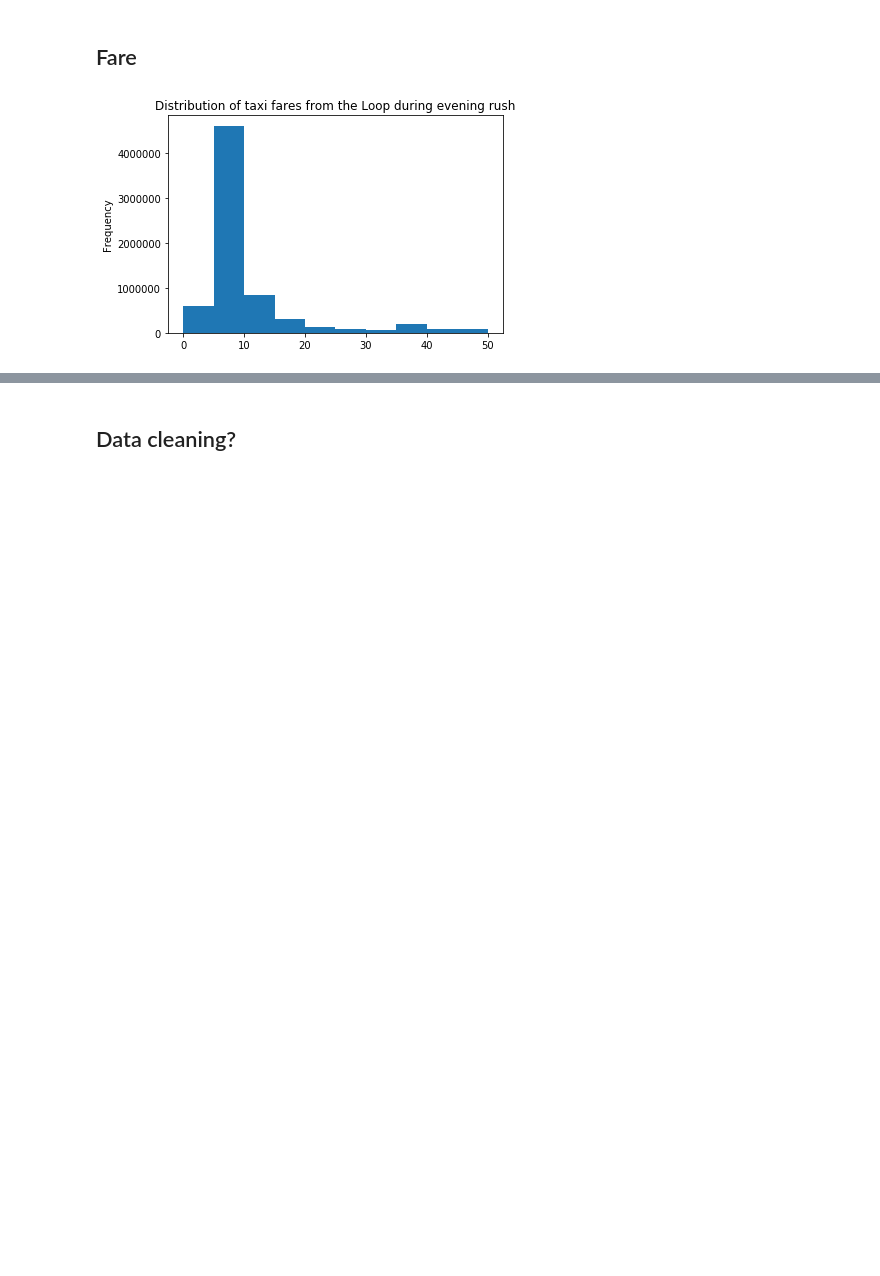
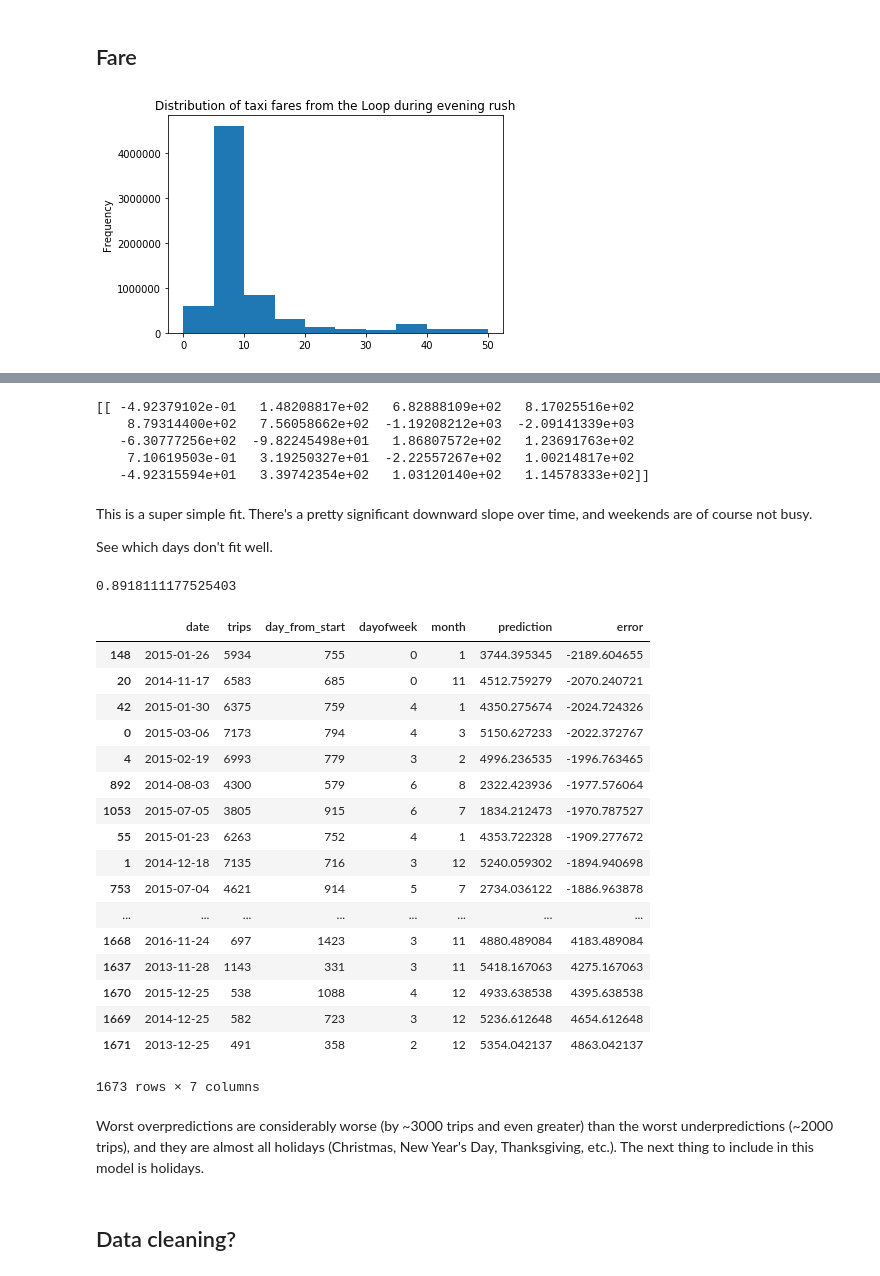
Before and after one commit to Inoueian/chicago-taxi, a Jupyter notebook: chicago-taxi_full_1.ipynb, the cells around one changed output, grey strips where cells are left out. Saved outputs shown, nothing was run; the diff lists cells and outputs as text; code cells hidden in the pictures; blank space fills up the shorter version.

Commit message:
linear model

```diff
--- a/chicago-taxi_full_1.ipynb
+++ b/chicago-taxi_full_1.ipynb
@@ -183,3 +251,56 @@ plt.show()
+# %%
+#make one hot encoding for these 2 columns, and concatenate with day_from_start column
+enc.fit(X[:,1:])
+X_one_hot = np.concatenate((X[:,0].reshape((-1,1)),
+                            enc.transform(X[:,1:]).toarray()), axis=1)
+# %%
+regr = linear_model.LinearRegression()
+regr.fit(X_one_hot, y)
+print(regr.coef_)
+# %% [output]
+[[ -4.92379102e-01   1.48208817e+02   6.82888109e+02   8.17025516e+02
+    8.79314400e+02   7.56058662e+02  -1.19208212e+03  -2.09141339e+03
+   -6.30777256e+02  -9.82245498e+01   1.86807572e+02   1.23691763e+02
+    7.10619503e-01   3.19250327e+01  -2.22557267e+02   1.00214817e+02
+   -4.92315594e+01   3.39742354e+02   1.03120140e+02   1.14578333e+02]]
+# %% [markdown]
+This is a super simple fit. There's a pretty significant downward slope over time, and weekends are of course not busy.
+
+See which days don't fit well.
+# %%
+y_pred = regr.predict(X_one_hot)
+# %%
+df_by_date['prediction'] = y_pred
+df_by_date['error'] = df_by_date['prediction'] - df_by_date['trips']
+# %%
+#What proportion of days do I predict correctly to 1000 trips? (OK but not that great)
+len(df_by_date[df_by_date['error'] < 1000]) / len(df_by_date)
+# %% [output]
+0.8918111177525403
+# %%
+#Look at the worst predicted days
+df_by_date.sort_values('error')
+# %% [output]
+|  | date | trips | day_from_start | dayofweek | month | prediction | error |
+| 148 | 2015-01-26 | 5934 | 755 | 0 | 1 | 3744.395345 | -2189.604655 |
+| 20 | 2014-11-17 | 6583 | 685 | 0 | 11 | 4512.759279 | -2070.240721 |
+| 42 | 2015-01-30 | 6375 | 759 | 4 | 1 | 4350.275674 | -2024.724326 |
+| 0 | 2015-03-06 | 7173 | 794 | 4 | 3 | 5150.627233 | -2022.372767 |
+| 4 | 2015-02-19 | 6993 | 779 | 3 | 2 | 4996.236535 | -1996.763465 |
+| 892 | 2014-08-03 | 4300 | 579 | 6 | 8 | 2322.423936 | -1977.576064 |
+| 1053 | 2015-07-05 | 3805 | 915 | 6 | 7 | 1834.212473 | -1970.787527 |
+| 55 | 2015-01-23 | 6263 | 752 | 4 | 1 | 4353.722328 | -1909.277672 |
+| 1 | 2014-12-18 | 7135 | 716 | 3 | 12 | 5240.059302 | -1894.940698 |
+| 753 | 2015-07-04 | 4621 | 914 | 5 | 7 | 2734.036122 | -1886.963878 |
+| ... | ... | ... | ... | ... | ... | ... | ... |
+| 1668 | 2016-11-24 | 697 | 1423 | 3 | 11 | 4880.489084 | 4183.489084 |
+| 1637 | 2013-11-28 | 1143 | 331 | 3 | 11 | 5418.167063 | 4275.167063 |
+| 1670 | 2015-12-25 | 538 | 1088 | 4 | 12 | 4933.638538 | 4395.638538 |
+| 1669 | 2014-12-25 | 582 | 723 | 3 | 12 | 5236.612648 | 4654.612648 |
+| 1671 | 2013-12-25 | 491 | 358 | 2 | 12 | 5354.042137 | 4863.042137 |
+1673 rows × 7 columns
+# %% [markdown]
+Worst overpredictions are considerably worse (by ~3000 trips and even greater) than the worst underpredictions (~2000 trips), and they are almost all holidays (Christmas, New Year's Day, Thanksgiving, etc.). The next thing to include in this model is holidays.
 # %% [markdown]
 ## Data cleaning?
 # %%
```
Also changed, not shown: parts of 12 cells of this notebook.
